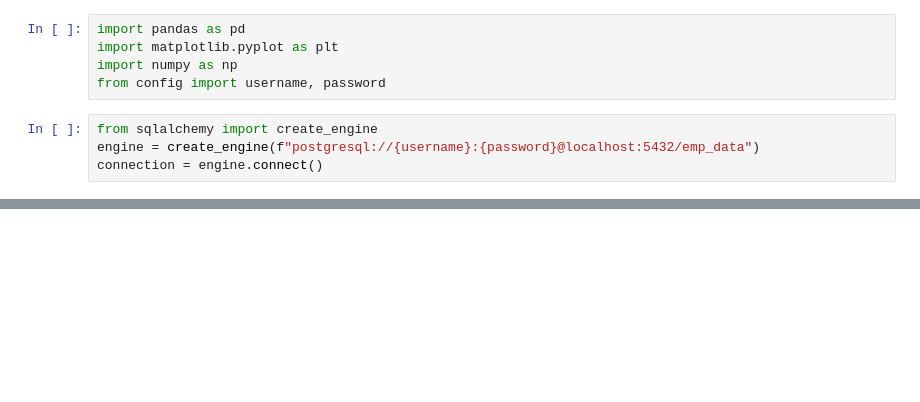
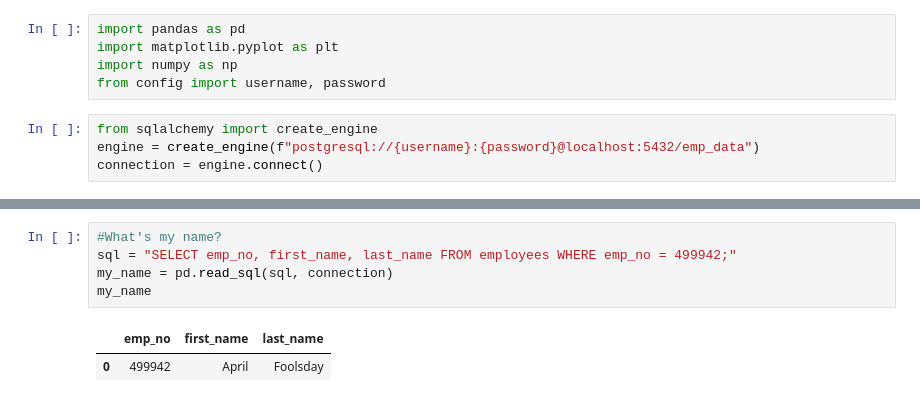
Before and after one commit to alfonsocamero/sql-challenge, a Jupyter notebook: employee_info.ipynb, the cells around one changed output, grey strips where cells are left out. Drawn from its saved outputs; the diff is of its cells as text; blank space fills up the shorter version.

```diff
--- a/employee_info.ipynb
+++ b/employee_info.ipynb
@@ -86,0 +91,8 @@ plt.show()
+# %%
+#What's my name?
+sql = "SELECT emp_no, first_name, last_name FROM employees WHERE emp_no = 499942;"
+my_name = pd.read_sql(sql, connection)
+my_name
+# %% [output]
+|  | emp_no | first_name | last_name |
+| 0 | 499942 | April | Foolsday |
```
Also changed, not shown: parts of 5 cells of this notebook.
